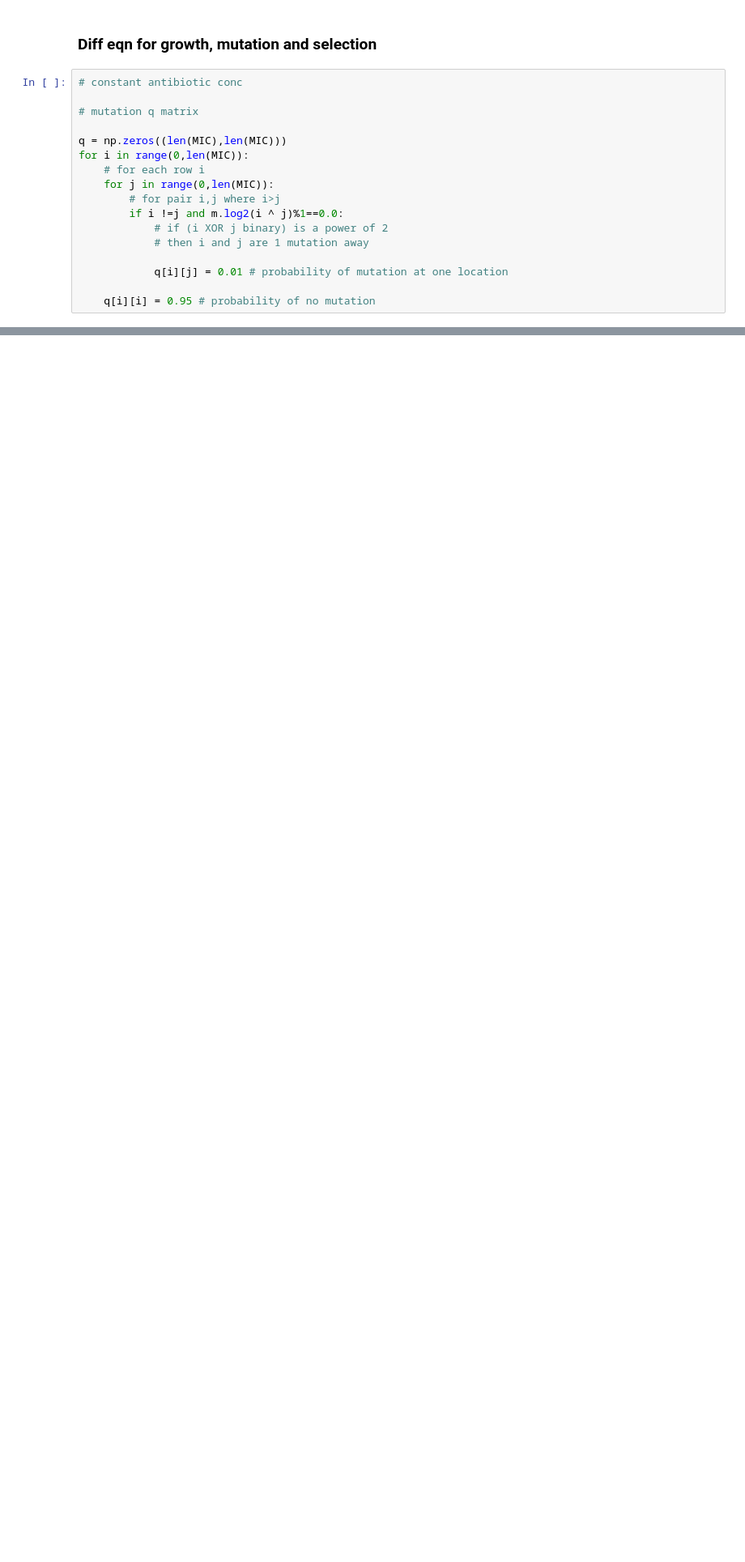
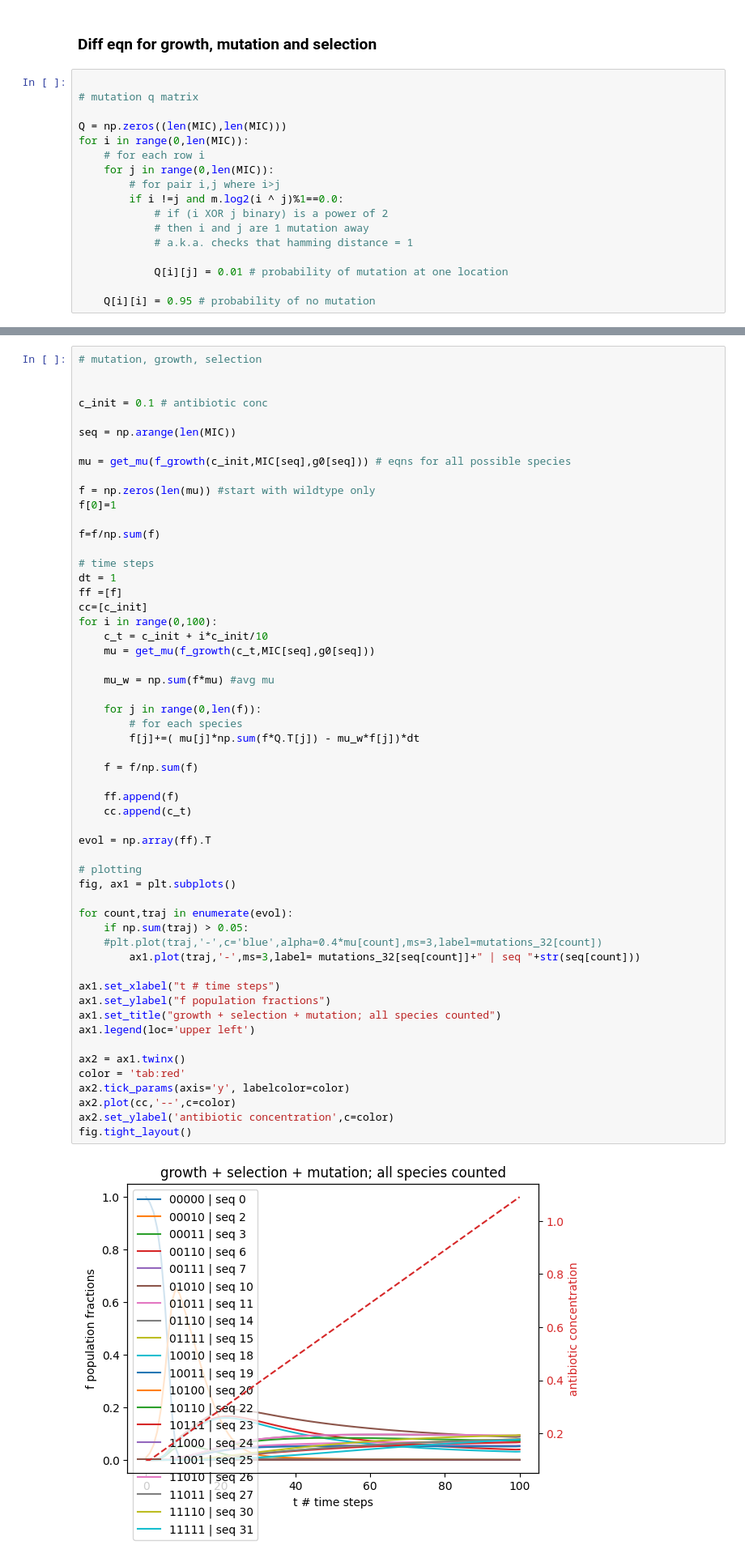
Before and after one commit to mimifilova/StatBiophys23, a Jupyter notebook: Project 1 .ipynb, the cells around one changed output, grey strips where cells are left out. Shown at 81% size. Saved outputs shown, nothing was run; the diff lists cells and outputs as text; blank space fills up the shorter version.

Commit message:
mutation done

```diff
--- a/Project 1 .ipynb
+++ b/Project 1 .ipynb
@@ -225,11 +225,10 @@ fig.tight_layout()
 # %% [markdown]
 ### Diff eqn for growth, mutation and selection
 # %%
-# constant antibiotic conc
 
 # mutation q matrix
 
-q = np.zeros((len(MIC),len(MIC)))
+Q = np.zeros((len(MIC),len(MIC)))
 for i in range(0,len(MIC)):
     # for each row i
     for j in range(0,len(MIC)):
@@ -237,7 +236,8 @@ for i in range(0,len(MIC)):
         if i !=j and m.log2(i ^ j)%1==0.0:
             # if (i XOR j binary) is a power of 2
             # then i and j are 1 mutation away
+            # a.k.a. checks that hamming distance = 1
 
-            q[i][j] = 0.01 # probability of mutation at one location
+            Q[i][j] = 0.01 # probability of mutation at one location
 
-    q[i][i] = 0.95 # probability of no mutation
+    Q[i][i] = 0.95 # probability of no mutation
@@ -255,0 +244,57 @@ I need to implement
+# %%
+# mutation, growth, selection
+
+
+c_init = 0.1 # antibiotic conc
+
+seq = np.arange(len(MIC))
+
+mu = get_mu(f_growth(c_init,MIC[seq],g0[seq])) # eqns for all possible species
+
+f = np.zeros(len(mu)) #start with wildtype only
+f[0]=1
+
+f=f/np.sum(f)
+
+# time steps
+dt = 1
+ff =[f]
+cc=[c_init]
+for i in range(0,100):
+    c_t = c_init + i*c_init/10
+    mu = get_mu(f_growth(c_t,MIC[seq],g0[seq]))
+
+    mu_w = np.sum(f*mu) #avg mu
+
+    for j in range(0,len(f)):
+        # for each species
+        f[j]+=( mu[j]*np.sum(f*Q.T[j]) - mu_w*f[j])*dt
+
+    f = f/np.sum(f)
+
+    ff.append(f)
+    cc.append(c_t)
+
+evol = np.array(ff).T
+
+# plotting
+fig, ax1 = plt.subplots()
+
+for count,traj in enumerate(evol):
+    if np.sum(traj) > 0.05:
+    #plt.plot(traj,'-',c='blue',alpha=0.4*mu[count],ms=3,label=mutations_32[count])
+        ax1.plot(traj,'-',ms=3,label= mutations_32[seq[count]]+" | seq "+str(seq[count]))
+
+ax1.set_xlabel("t # time steps")
+ax1.set_ylabel("f population fractions")
+ax1.set_title("growth + selection + mutation; all species counted")
+ax1.legend(loc='upper left')
+
+ax2 = ax1.twinx()
+color = 'tab:red'
+ax2.tick_params(axis='y', labelcolor=color)
+ax2.plot(cc,'--',c=color)
+ax2.set_ylabel('antibiotic concentration',c=color)
+fig.tight_layout()
+# %% [output]
+[figure, added]
```
Also changed, not shown: parts of 7 cells of this notebook.
